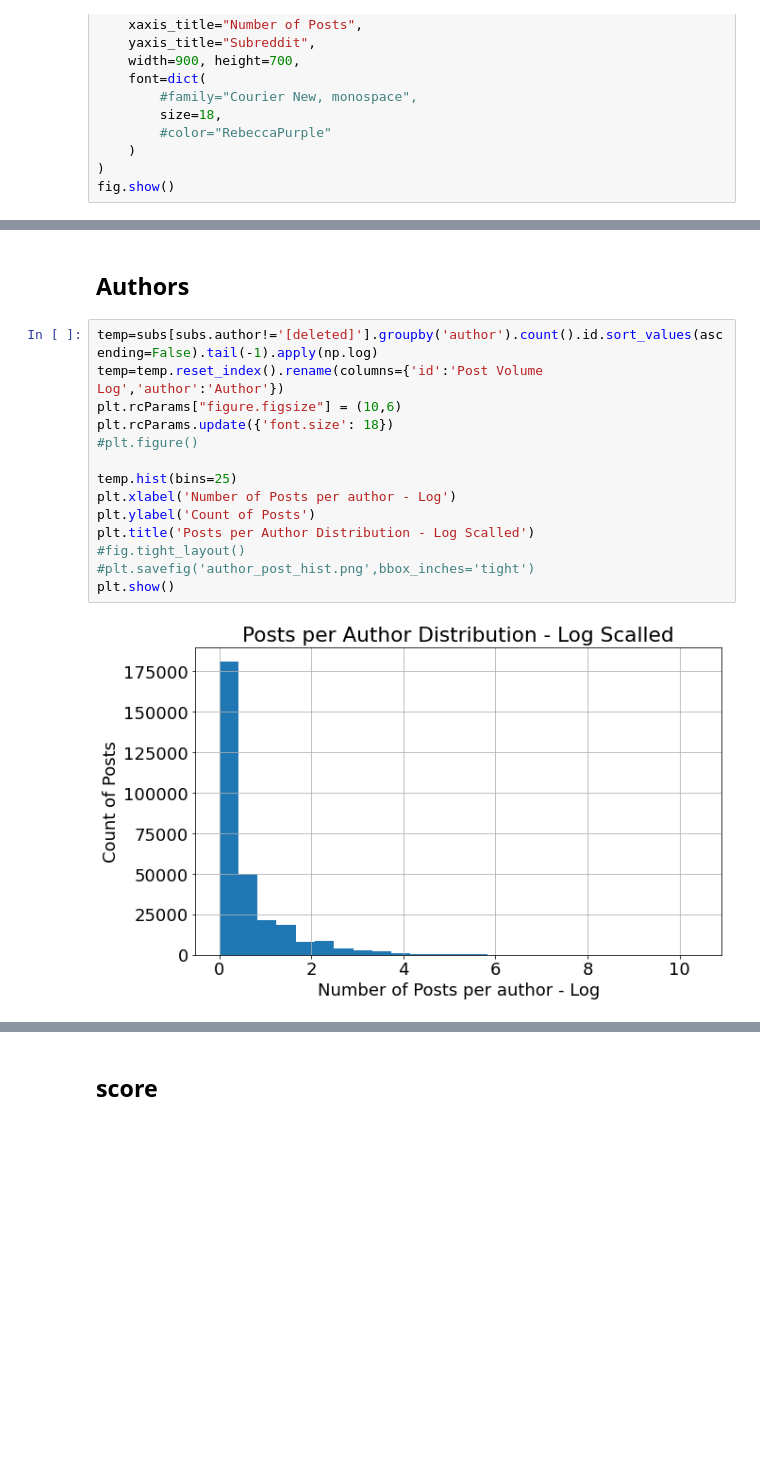
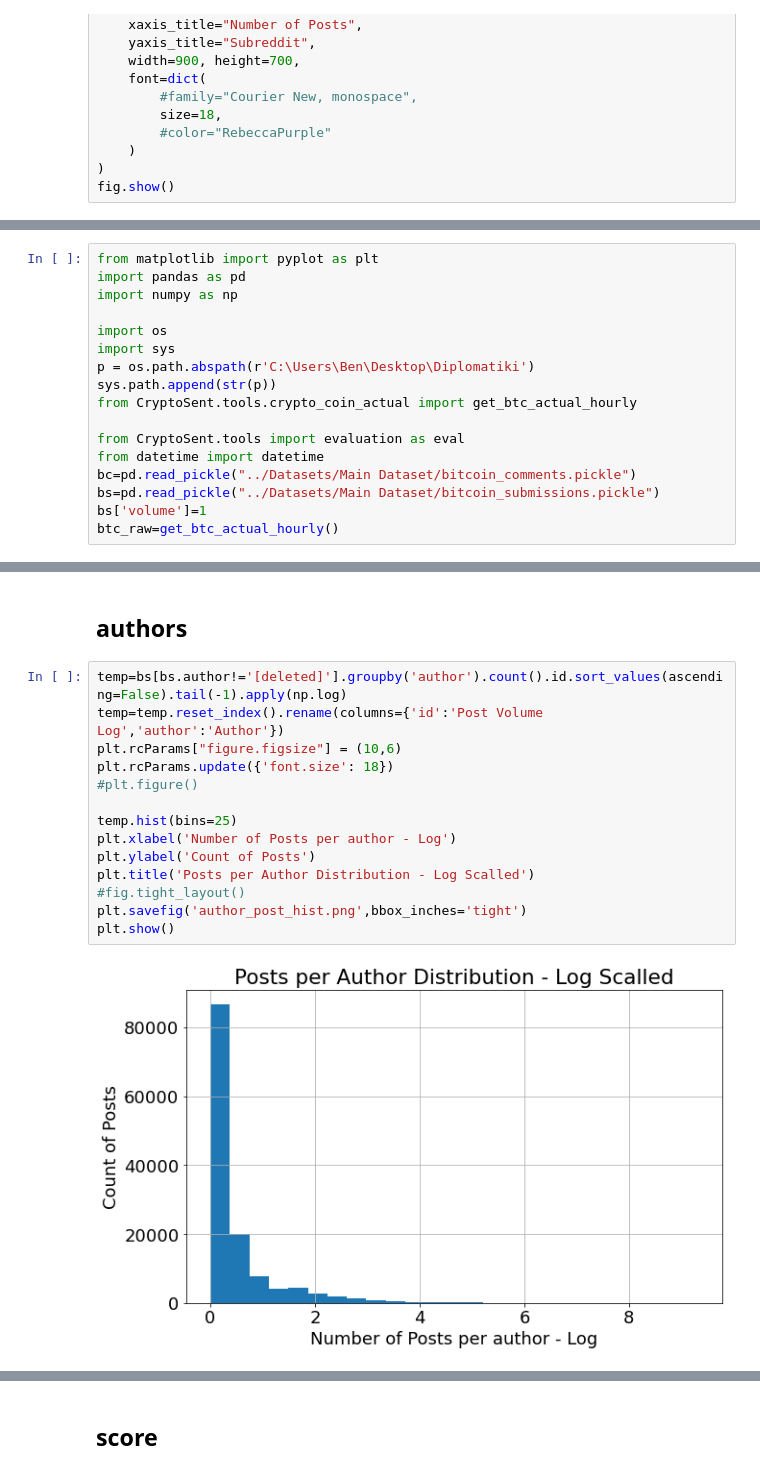
Before and after one commit to VeniJeen/CryptoSent, a Jupyter notebook: Exploratory Analysis/Exploratory_Analysis.ipynb, the cells around one changed output, grey strips where cells are left out. Cells and saved outputs as stored; diff of their text form; blank space fills up the shorter version.

```diff
--- a/Exploratory Analysis/Exploratory_Analysis.ipynb
+++ b/Exploratory Analysis/Exploratory_Analysis.ipynb
@@ -49,0 +56,17 @@ fig.show()
+# %%
+from matplotlib import pyplot as plt
+import pandas as pd
+import numpy as np
+
+import os
+import sys
+p = os.path.abspath(r'C:\Users\Ben\Desktop\Diplomatiki')
+sys.path.append(str(p))
+from CryptoSent.tools.crypto_coin_actual import get_btc_actual_hourly
+
+from CryptoSent.tools import evaluation as eval
+from datetime import datetime
+bc=pd.read_pickle("../Datasets/Main Dataset/bitcoin_comments.pickle")
+bs=pd.read_pickle("../Datasets/Main Dataset/bitcoin_submissions.pickle")
+bs['volume']=1
+btc_raw=get_btc_actual_hourly()
@@ -50,18 +115,18 @@ fig.show()
 # %% [markdown]
-## Authors
+## authors
 # %%
-temp=subs[subs.author!='[deleted]'].groupby('author').count().id.sort_values(ascending=False).tail(-1).apply(np.log)
+temp=bs[bs.author!='[deleted]'].groupby('author').count().id.sort_values(ascending=False).tail(-1).apply(np.log)
 temp=temp.reset_index().rename(columns={'id':'Post Volume Log','author':'Author'})
 plt.rcParams["figure.figsize"] = (10,6)
 plt.rcParams.update({'font.size': 18})
 #plt.figure()
 
 temp.hist(bins=25)
 plt.xlabel('Number of Posts per author - Log')
 plt.ylabel('Count of Posts')
 plt.title('Posts per Author Distribution - Log Scalled')
 #fig.tight_layout()
-#plt.savefig('author_post_hist.png',bbox_inches='tight')
+plt.savefig('author_post_hist.png',bbox_inches='tight')
 plt.show()
 # %% [output]
-[figure, old version]
+[figure, new version]
```
Also changed, not shown: parts of 14 cells of this notebook, 9 other files.
